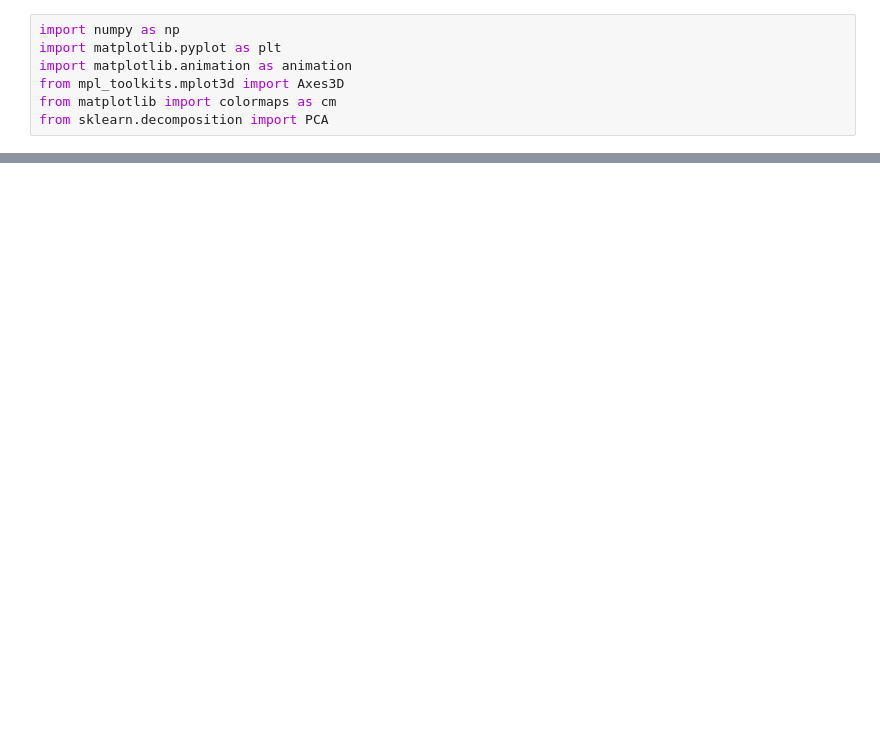
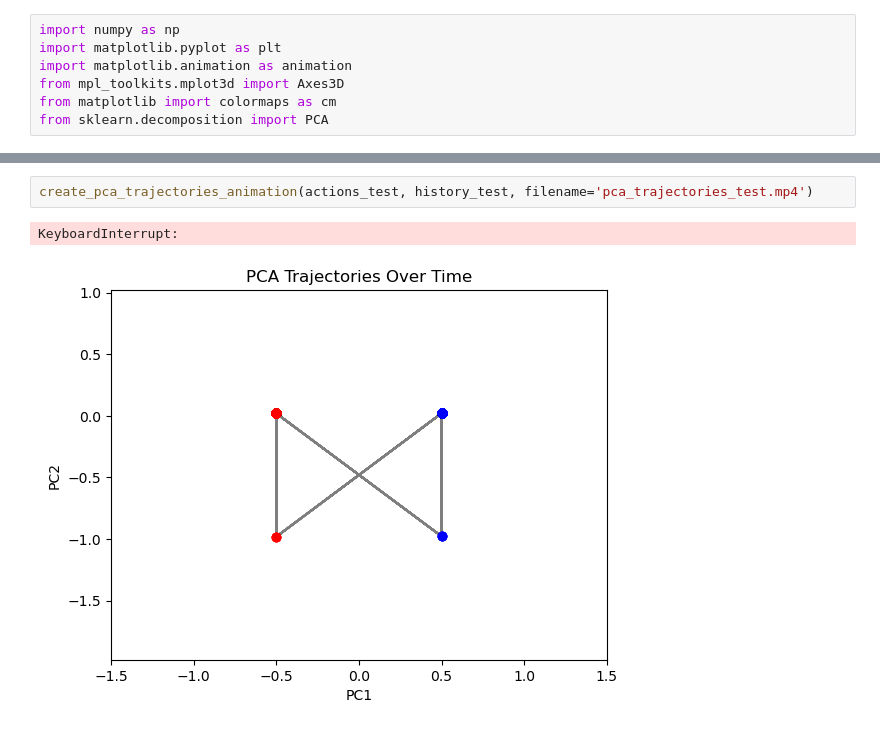
Before and after one commit to mgkumar138/nn4psych, a Jupyter notebook: notebooks/plot_pca_contextual.ipynb, the cells around one changed output, grey strips where cells are left out. Cells and saved outputs as stored; diff of their text form; blank space fills up the shorter version.

```diff
--- a/notebooks/plot_pca_contextual.ipynb
+++ b/notebooks/plot_pca_contextual.ipynb
@@ -94,0 +139,5 @@ KeyboardInterrupt:
+# %%
+create_pca_trajectories_animation(actions_test, history_test, filename='pca_trajectories_test.mp4')
+# %% [output]
+KeyboardInterrupt:
+[figure, added]
```
Also changed, not shown: parts of 18 cells of this notebook.
